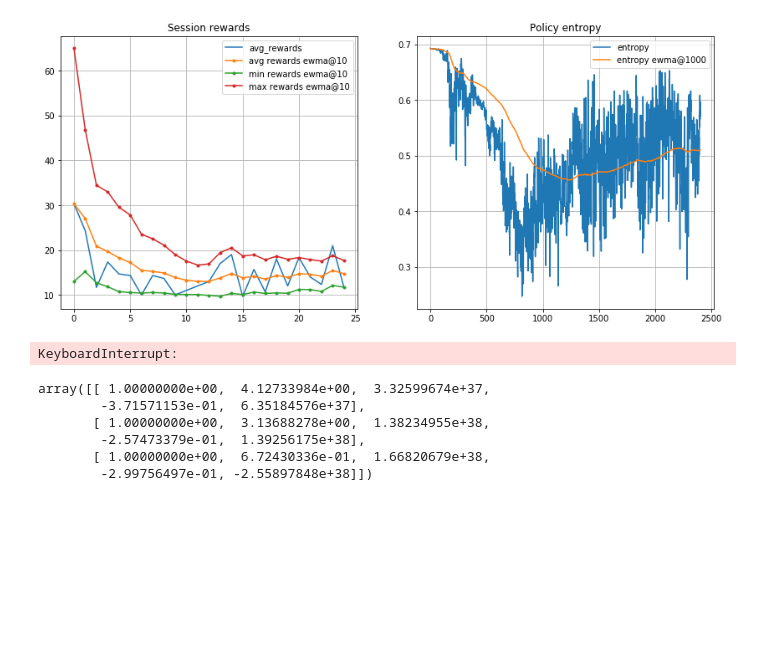
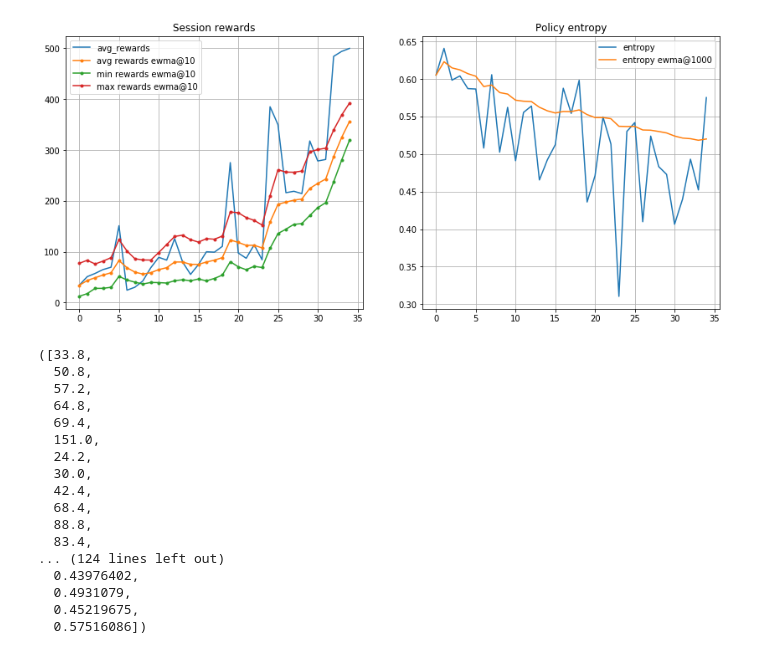
Before and after one commit to cmm801/reinforcement_learning, a Jupyter notebook: actor_critic_example.ipynb, the cells around one changed output. Drawn from its saved outputs; the diff is of its cells as text; code cells hidden in the pictures; blank space fills up the shorter version.

```diff
--- a/actor_critic_example.ipynb
+++ b/actor_critic_example.ipynb
@@ -11,22 +17,36 @@ from actor_critic import ActorCritic, EnvBatch
 # %%
 environ_name = "CartPole-v0"
-env = EnvBatch( lambda : gym.make(environ_name), n_envs=10 )
+env = EnvBatch( lambda : actor_critic.make_env(environ_name, max_steps=500 ), n_envs=10 )
 
-lin_feature_func = lambda x : np.hstack( [ np.ones( (x.shape[0],1) ), x ] )
-
-actor = actor_critic.ActorLinear(feature_func=lin_feature_func, env=env,
-                      scale_model_inputs=True, activation='elu')
-critic = actor_critic.CriticLinear(feature_func=lin_feature_func, env=env,
-                      scale_model_inputs=True, activation='elu')
+actor = actor_critic.ActorMLP(env=env, scale_model_inputs=False, activation='elu')
+critic = actor_critic.CriticMLP(env=env, scale_model_inputs=False, activation='elu')
 # %%
 ac = ActorCritic(
                  env=env,
-                 entropy_coef=0.01,
+                 actor=actor,
+                 critic=critic,
+                 entropy_coef=0.1,
                  actor_learning_rate=0.001,
-                 critic_learning_rate=0.001
+                 critic_learning_rate=0.01
                 )
 # %%
-ac.run(n_iters=10001, gamma=0.99)
+ac.train_and_display(n_iters=5001, n_games_per_plot_update=5, gamma=0.99, stop_score=500 )
 # %% [output]
-[figure, old version]
+[figure, new version]
-KeyboardInterrupt:
+([33.8,
+  50.8,
+  57.2,
+  64.8,
+  69.4,
+  151.0,
+  24.2,
+  30.0,
+  42.4,
+  68.4,
+  88.8,
+  83.4,
+... (124 lines left out)
+  0.43976402,
+  0.4931079,
+  0.45219675,
+  0.57516086])
@@ -35,11 +52,0 @@ feature_func = lambda x : np.hstack( [ np.ones( (x.shape[0],1) ), x ] )
-# %%
-feature_func = lambda x : np.hstack( [ np.ones( (x.shape[0],1) ), x ] )
-samples = np.array( [ env.observation_space.sample() for _ in range(3) ] )
-feature_func( np.array([ env.observation_space.sample() for _ in range(3) ]) )
-# %% [output]
-array([[ 1.00000000e+00,  4.12733984e+00,  3.32599674e+37,
-        -3.71571153e-01,  6.35184576e+37],
-       [ 1.00000000e+00,  3.13688278e+00,  1.38234955e+38,
-        -2.57473379e-01,  1.39256175e+38],
-       [ 1.00000000e+00,  6.72430336e-01,  1.66820679e+38,
-        -2.99756497e-01, -2.55897848e+38]])
```
Also changed, not shown: parts of 17 cells of this notebook, 4 other files.
